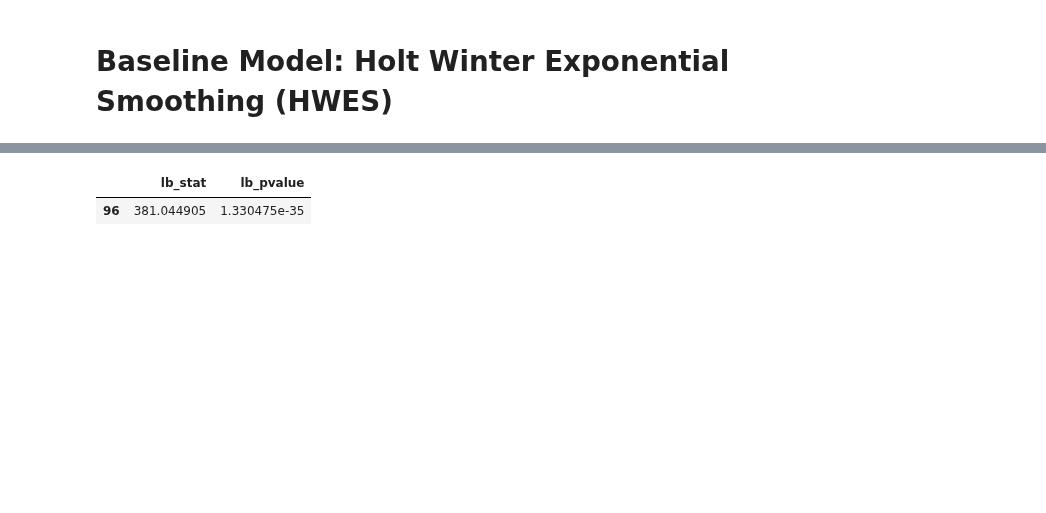
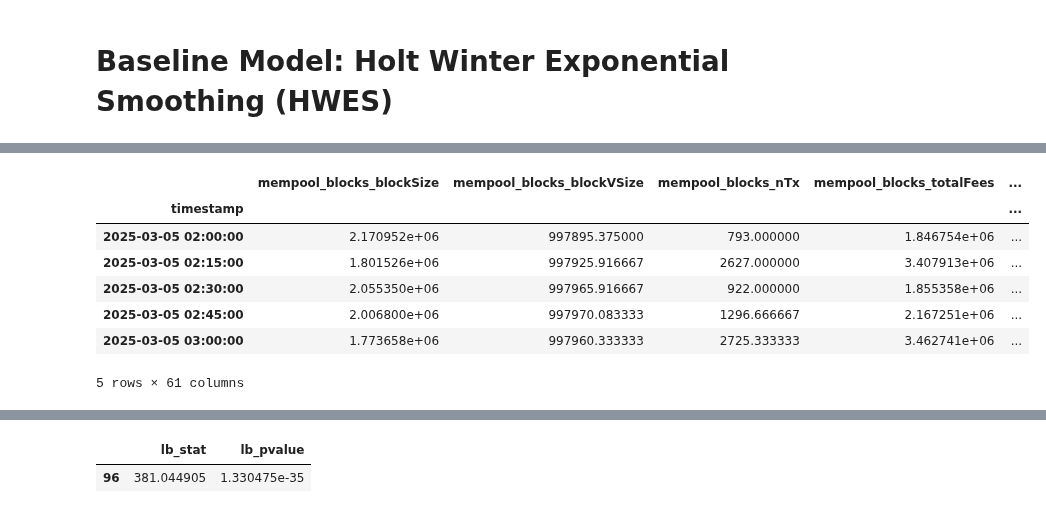
Before and after one commit to UBC-MDS/Capstone_SatCast_Trilemma, a Jupyter notebook: analysis/baseline_hwes.ipynb, the cells around one changed output, grey strips where cells are left out. Cells and saved outputs as stored; diff of their text form; code cells hidden in the pictures; blank space fills up the shorter version.

```diff
--- a/analysis/baseline_hwes.ipynb
+++ b/analysis/baseline_hwes.ipynb
@@ -168,0 +70,13 @@ train_residuals = train["recommended_fee_fastestFee"] - train_fitted.values
+# %%
+# Load preprocessed data
+df_resampled = preprocess_raw_parquet("../data/raw/mar_5_may_12.parquet")
+df_resampled.head()
+# %% [output]
+|  | mempool_blocks_blockSize | mempool_blocks_blockVSize | mempool_blocks_nTx | mempool_blocks_totalFees | ... |
+| timestamp |  |  |  |  | ... |
+| 2025-03-05 02:00:00 | 2.170952e+06 | 997895.375000 | 793.000000 | 1.846754e+06 | ... |
+| 2025-03-05 02:15:00 | 1.801526e+06 | 997925.916667 | 2627.000000 | 3.407913e+06 | ... |
+| 2025-03-05 02:30:00 | 2.055350e+06 | 997965.916667 | 922.000000 | 1.855358e+06 | ... |
+| 2025-03-05 02:45:00 | 2.006800e+06 | 997970.083333 | 1296.666667 | 2.167251e+06 | ... |
+| 2025-03-05 03:00:00 | 1.773658e+06 | 997960.333333 | 2725.333333 | 3.462741e+06 | ... |
+5 rows × 61 columns
```
Also changed, not shown: parts of 46 cells of this notebook.
